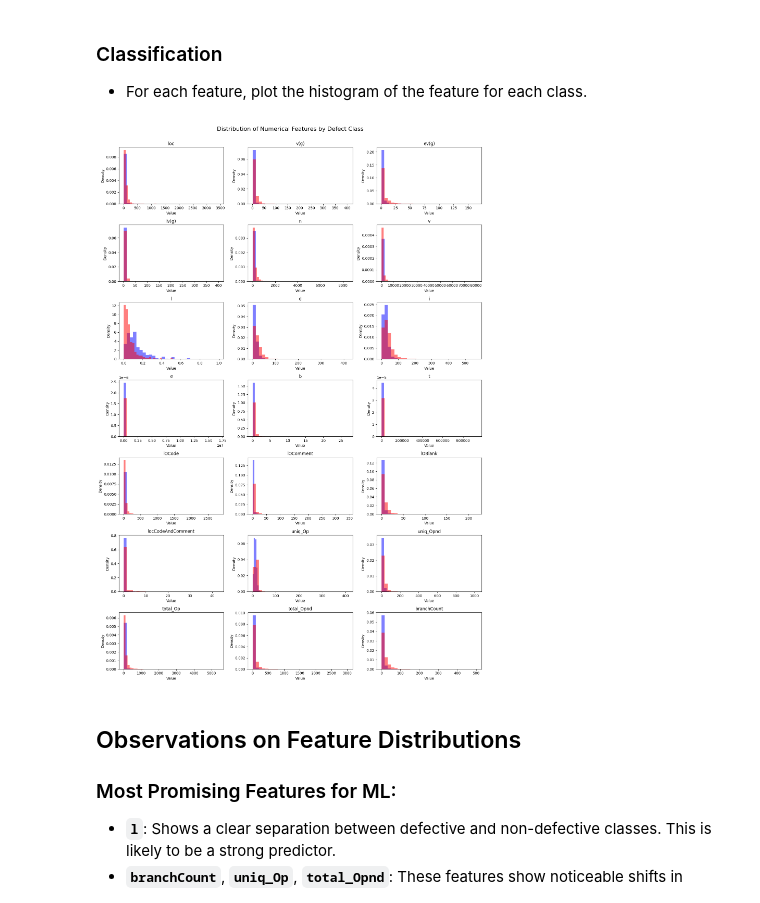
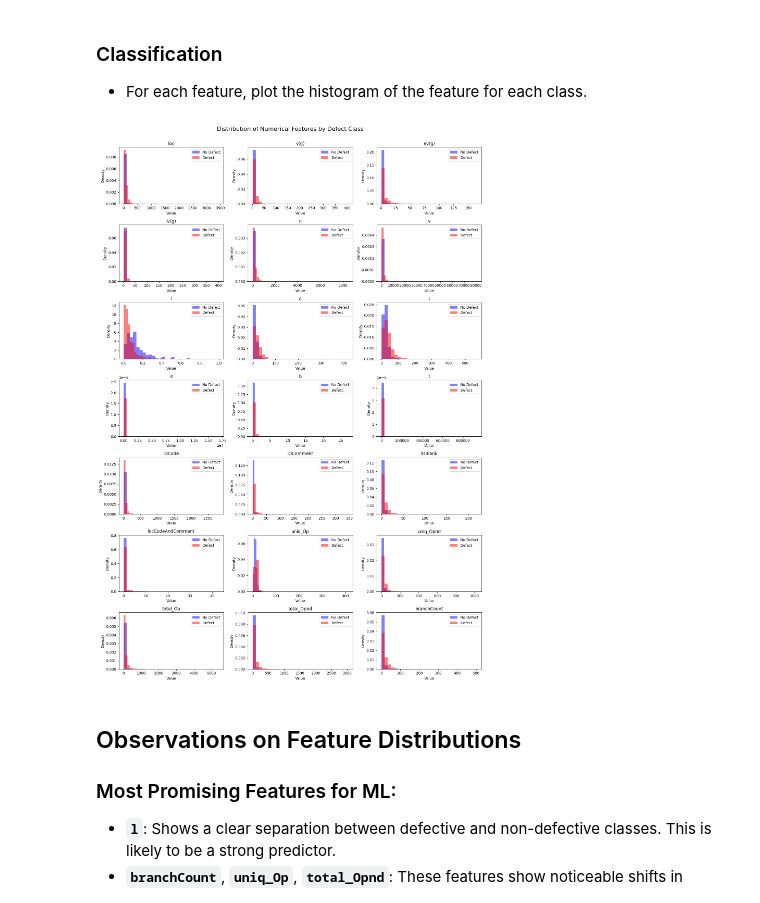
Before and after one commit to nataliep3/flower_vision_DATA4380_np, a Jupyter notebook: Kaggle Tabular Data.ipynb, the cells around one changed output. Cells and saved outputs as stored; diff of their text form; code cells hidden in the pictures.

```diff
--- a/Kaggle Tabular Data.ipynb
+++ b/Kaggle Tabular Data.ipynb
@@ -199,34 +199,35 @@ Target variable range: (np.False_, np.True_)
 import matplotlib.pyplot as plt
 import math
 
 # Get numerical features only (excluding target)
 numerical_features = train_df.select_dtypes(include=['int64', 'float64', 'bool']).drop(columns=['defects','id']).columns
 
 # Grid config
 n_cols = 3
 n_rows = math.ceil(len(numerical_features) / n_cols)
 
 # Plot setup
 plt.figure(figsize=(n_cols * 5, n_rows * 3))
 
 for idx, feature in enumerate(numerical_features, 1):
     plt.subplot(n_rows, n_cols, idx)
      # Plot histogram for non-defective class (defects = 0)
     plt.hist(train_df[train_df['defects'] == 0][feature], bins=30, alpha=0.5, label='No Defect', color='blue', density=True)
 
     # Plot histogram for defective class (defects = 1)
     plt.hist(train_df[train_df['defects'] == 1][feature], bins=30, alpha=0.5, label='Defect', color='red', density=True)
 
     # Add title and labels
     plt.title(feature)
     plt.xlabel('Value')
     plt.ylabel("Density")
+    plt.legend(loc='upper right')
     plt.tight_layout()
 
 plt.suptitle("Distribution of Numerical Features by Defect Class", fontsize=16, y=1.02)
 plt.show()
 # %% [output]
-[figure, old version]
+[figure, new version]
 # %% [markdown]
 ## Observations on Feature Distributions
 
```
Also changed, not shown: parts of 1 cell of this notebook.
